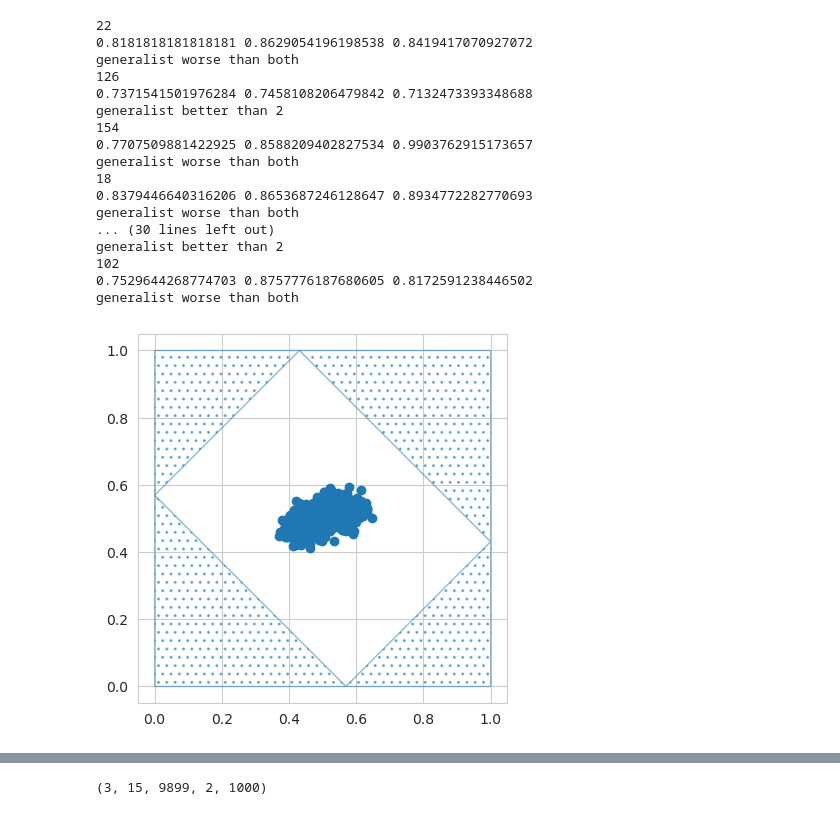
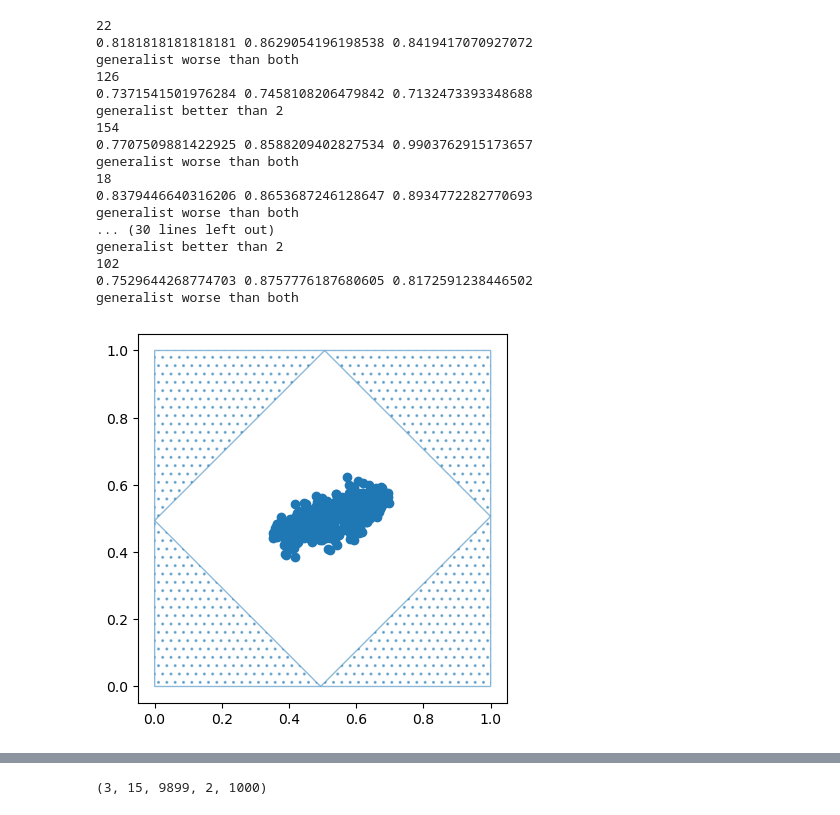
Before and after one commit to Cpetak/CA_GRN2, a Jupyter notebook: variable_2dfits.ipynb, the cells around one changed output, grey strips where cells are left out. Cells and saved outputs as stored; diff of their text form; code cells hidden in the pictures.

```diff
--- a/variable_2dfits.ipynb
+++ b/variable_2dfits.ipynb
@@ -127,25 +124,29 @@ RULE = 62
 # %%
+#22, 126, 154, 18, 122, 70,54,94,30,50,62,110,90,150,102
+#18, 122, 70,54,94,50,62,110,150,102
+RULE = 102
+
 pop_size = 1000
 grn_size=22
 dev_steps = 22
 num_cells = 22
 geneid=1
 try_seedints = [69904,149796]
 
 all_targs=[]
 for s in try_seedints:
     random_grns=np.random.randn(5, grn_size+2, grn_size).astype(np.float64)
     #targets, phenos, fitnesses = helper.get_pop_TPF(random_grns, len(random_grns), num_cells, grn_size, dev_steps, geneid, r, s)
     start_pattern = helper.seedID2string(s, num_cells)
     start_expression = helper.seed2expression(start_pattern, pop_size, num_cells, grn_size, geneid)
     targets = helper.rule2targets_wrapped_wstart(int(RULE), L=dev_steps+1, N=num_cells, start_pattern=start_pattern)
     all_targs.append(targets)
 
 pop = np.random.randn(pop_size, grn_size+2, grn_size).astype(np.float64)
 target1, _, fitnesses1 = helper.get_pop_TPF(pop, len(pop), num_cells, grn_size, dev_steps, geneid, RULE, try_seedints[0], try_seedints[0])
 target2, _, fitnesses2 = helper.get_pop_TPF(pop, len(pop), num_cells, grn_size, dev_steps, geneid, RULE, try_seedints[1], try_seedints[1])
+
+landmarks=helper.make_restricted_plot(all_targs, num_cells, dev_steps, fitnesses1, fitnesses2, labelled=False)
+# %% [output]
+[figure, added]
-# %%
-landmarks=helper.make_restricted_plot(all_targs, num_cells, dev_steps, fitnesses1, fitnesses2, labelled=False)
-# %% [output]
-[figure, removed]
 # %%
```
Also changed, not shown: parts of 6 cells of this notebook, 22 other files.
